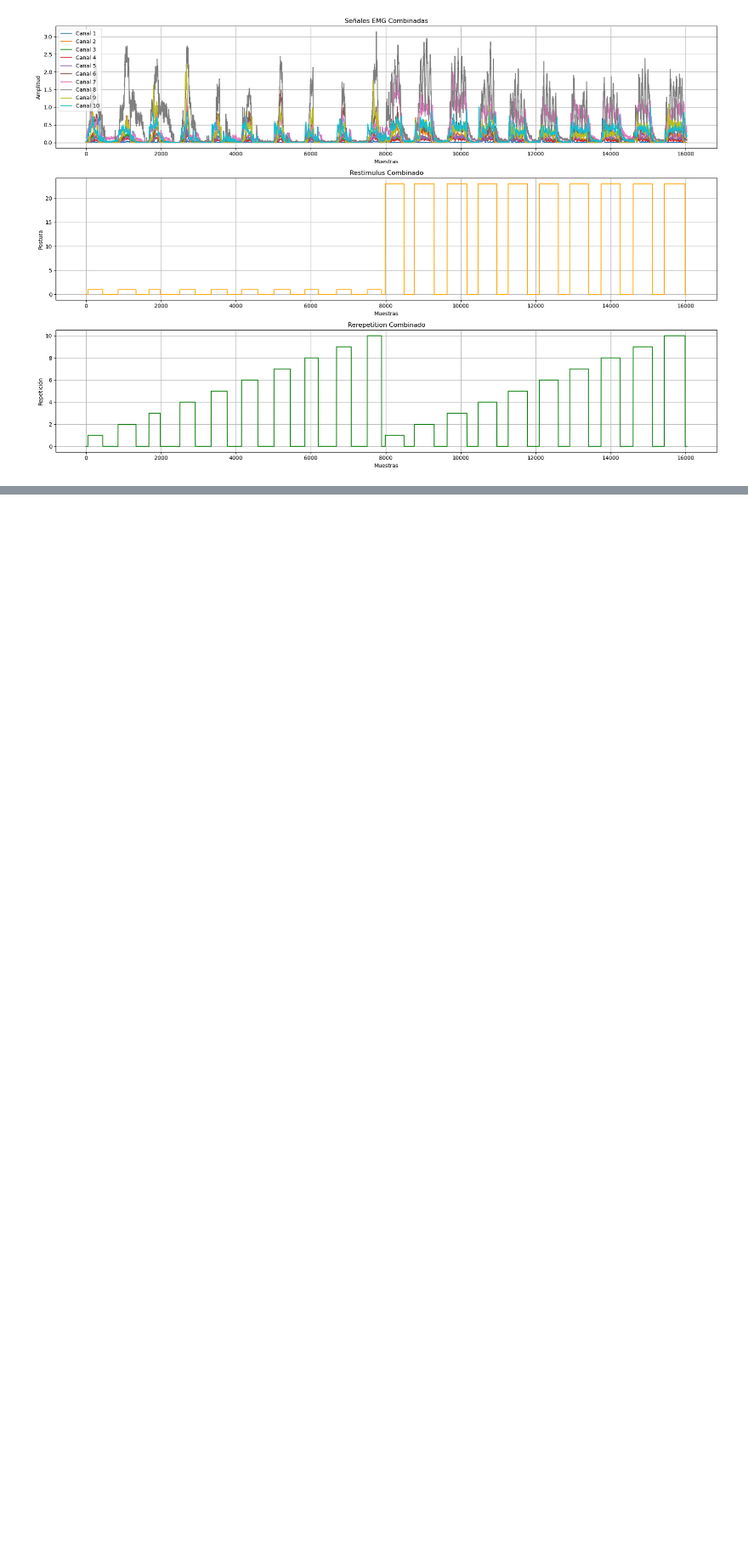
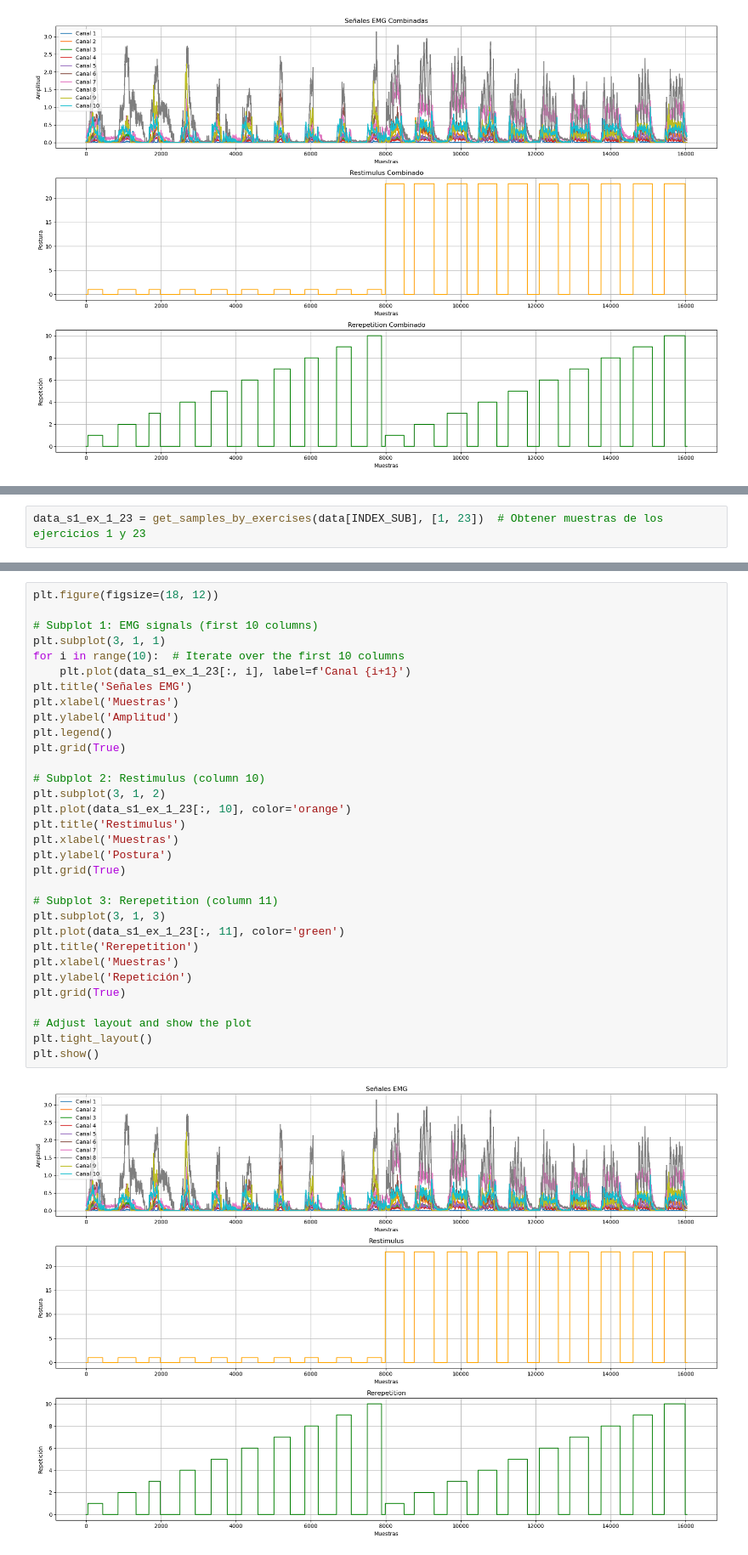
Before and after one commit to repos-especializacion-UdeA/monografia, a Jupyter notebook: notebooks/01_preprocesamiento_dataset.ipynb, the cells around one changed output, grey strips where cells are left out. Shown at 85% size. Saved outputs shown, nothing was run; the diff lists cells and outputs as text; blank space fills up the shorter version.

```diff
--- a/notebooks/01_preprocesamiento_dataset.ipynb
+++ b/notebooks/01_preprocesamiento_dataset.ipynb
@@ -650,0 +682,2 @@ plt.show()
+# %%
+data_s1_ex_1_23 = get_samples_by_exercises(data[INDEX_SUB], [1, 23])  # Obtener muestras de los ejercicios 1 y 23
@@ -650,0 +688,34 @@ plt.show()
+# %%
+plt.figure(figsize=(18, 12))
+
+# Subplot 1: EMG signals (first 10 columns)
+plt.subplot(3, 1, 1)
+for i in range(10):  # Iterate over the first 10 columns
+    plt.plot(data_s1_ex_1_23[:, i], label=f'Canal {i+1}')
+plt.title('Señales EMG')
+plt.xlabel('Muestras')
+plt.ylabel('Amplitud')
+plt.legend()
+plt.grid(True)
+
+# Subplot 2: Restimulus (column 10)
+plt.subplot(3, 1, 2)
+plt.plot(data_s1_ex_1_23[:, 10], color='orange')
+plt.title('Restimulus')
+plt.xlabel('Muestras')
+plt.ylabel('Postura')
+plt.grid(True)
+
+# Subplot 3: Rerepetition (column 11)
+plt.subplot(3, 1, 3)
+plt.plot(data_s1_ex_1_23[:, 11], color='green')
+plt.title('Rerepetition')
+plt.xlabel('Muestras')
+plt.ylabel('Repetición')
+plt.grid(True)
+
+# Adjust layout and show the plot
+plt.tight_layout()
+plt.show()
+# %% [output]
+[figure, added]
```
Also changed, not shown: parts of 20 cells of this notebook.
